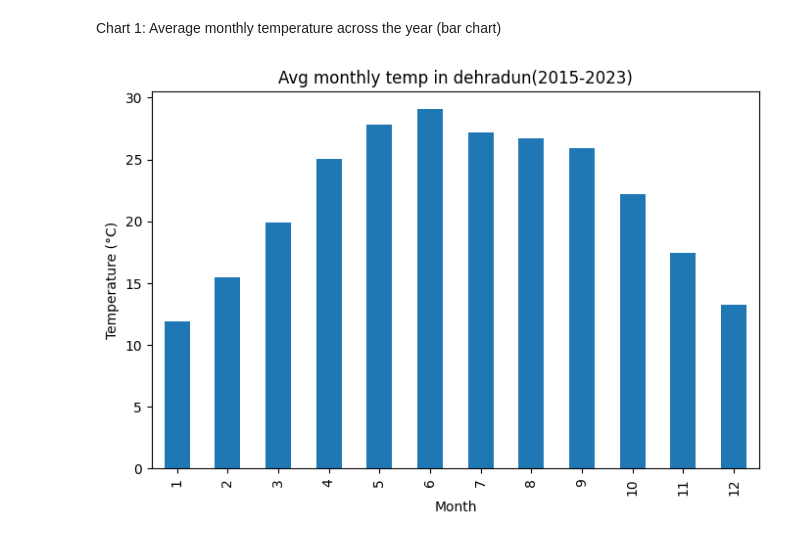
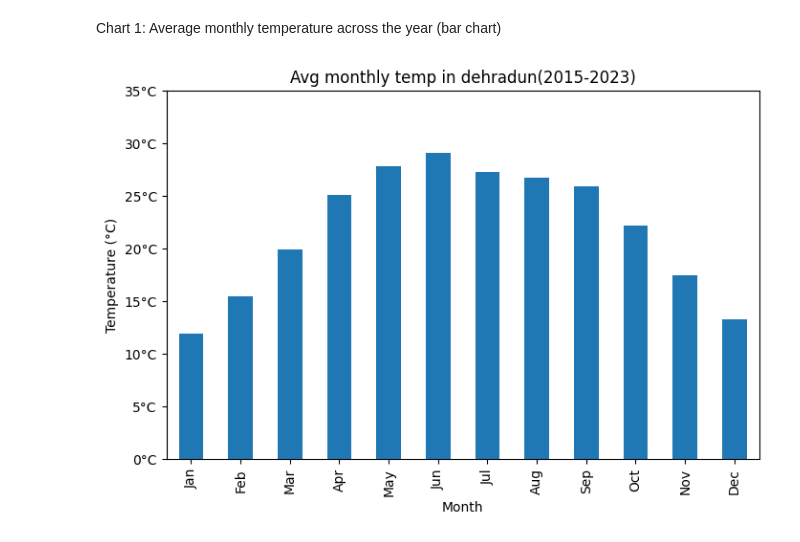
Before and after one commit to AbhayRawat002/dehradun-weather-analysis, a Jupyter notebook: dehradun_weather_eda.ipynb, the cells around one changed output. Drawn from its saved outputs; the diff is of its cells as text; code cells hidden in the pictures.

```diff
--- a/dehradun_weather_eda.ipynb
+++ b/dehradun_weather_eda.ipynb
@@ -144,15 +144,23 @@ dtype: object
 Chart 1: Average monthly temperature across the year (bar chart)
 # %%
 monthly_avg_temp= combined_df.groupby('month')['temp'].mean()
+monthly_avg_temp.index = [
+    'Jan', 'Feb', 'Mar', 'Apr', 'May', 'Jun',
+    'Jul', 'Aug', 'Sep', 'Oct', 'Nov', 'Dec'
+]
 
 monthly_avg_temp.plot(
     kind= "bar",
     figsize= (8,5),
     title= "Avg monthly temp in dehradun(2015-2023)"
 )
 
 plt.xlabel('Month')
 plt.ylabel('Temperature (°C)')
+plt.yticks(
+    [0, 5, 10, 15, 20, 25, 30, 35],
+    ['0°C', '5°C', '10°C', '15°C', '20°C', '25°C', '30°C', '35°C']
+)
 plt.show()
 # %% [output]
-[figure, old version]
+[figure, new version]
```
Also changed, not shown: parts of 13 cells of this notebook.
